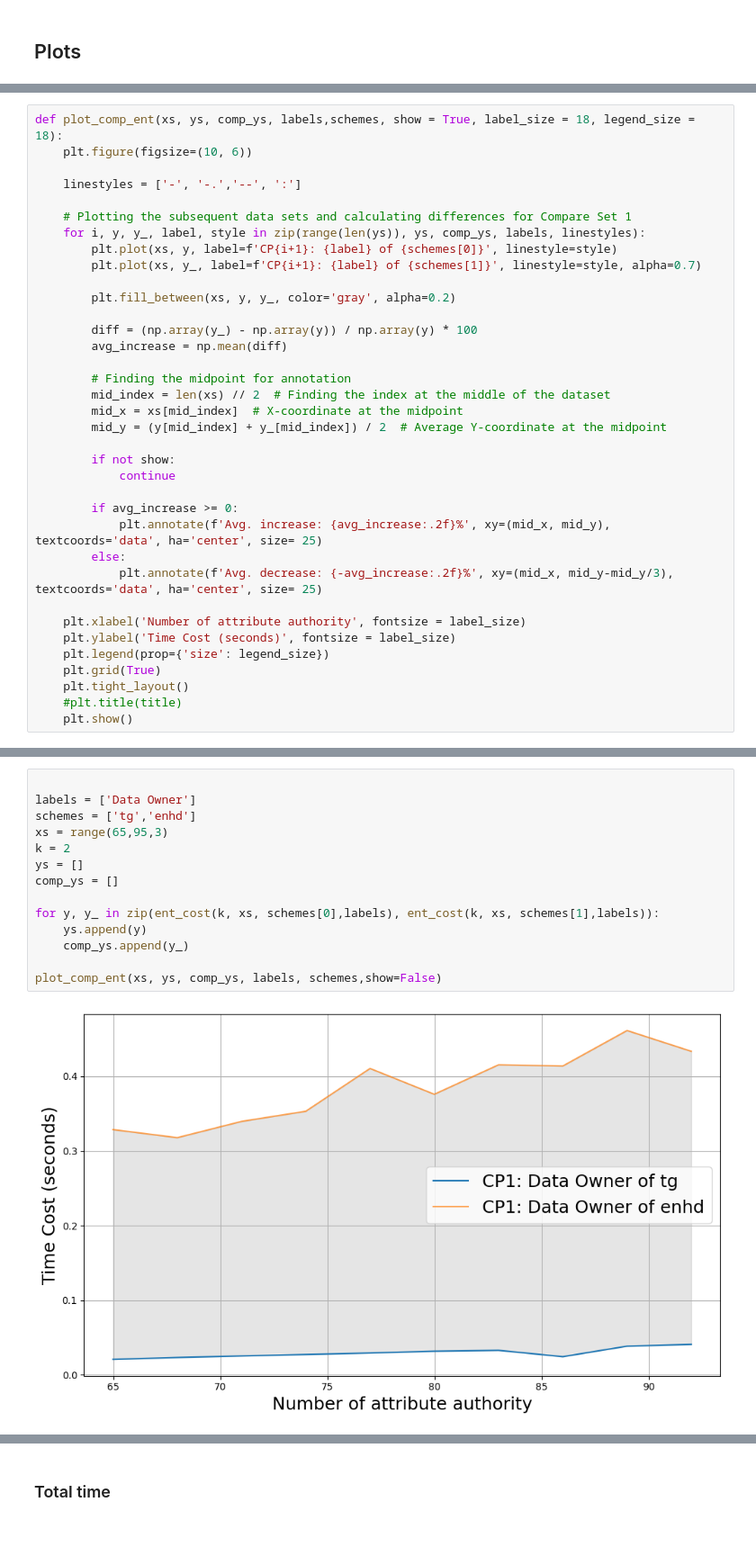
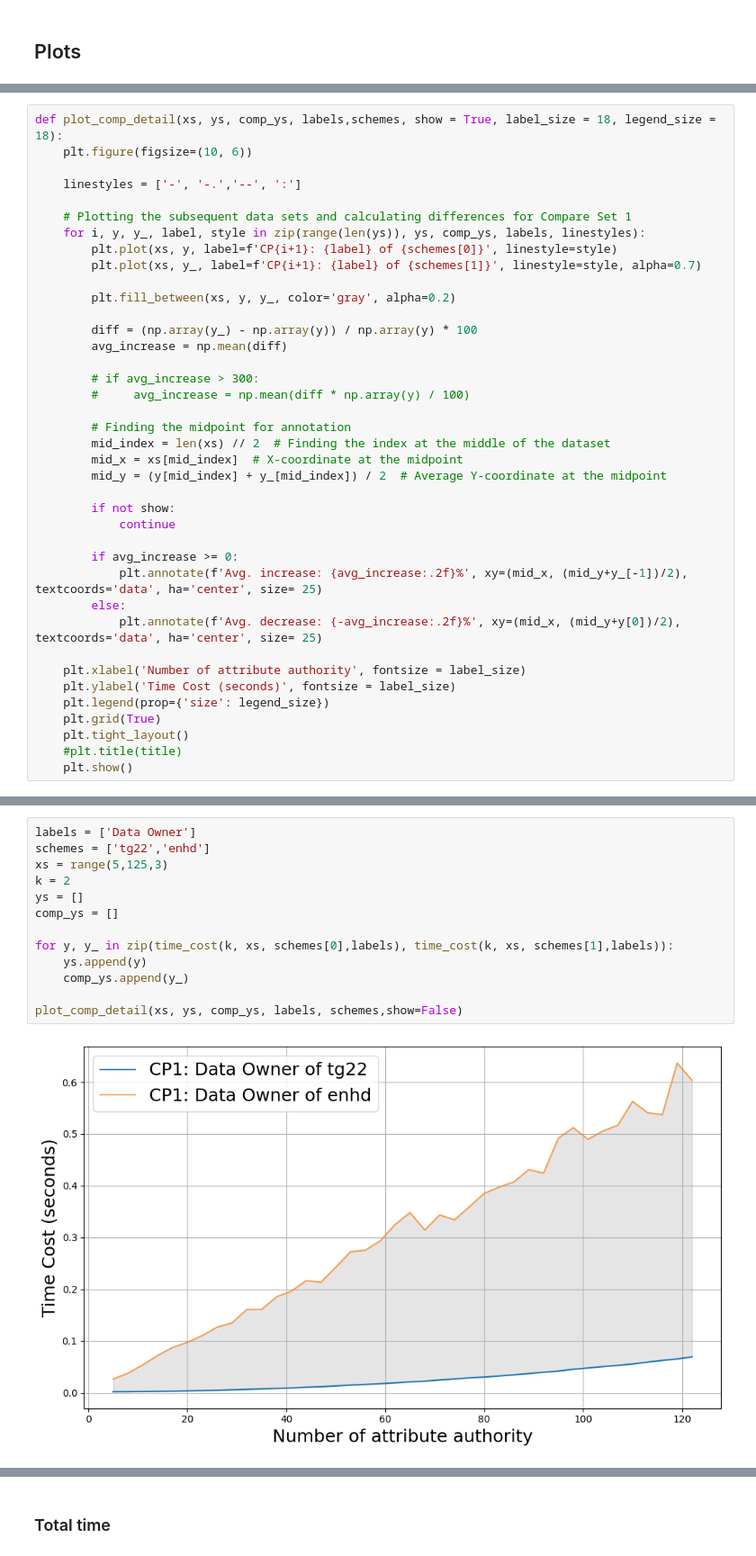
Before and after one commit to Guy1m0/Attack-on-IPPE, a Jupyter notebook: MJ18vsTG22vsOurs.ipynb, the cells around one changed output, grey strips where cells are left out. Shown at 90% size. Cells and saved outputs as stored; diff of their text form; blank space fills up the shorter version.

```diff
--- a/MJ18vsTG22vsOurs.ipynb
+++ b/MJ18vsTG22vsOurs.ipynb
@@ -248,7 +248,7 @@ def plot_comp_tt(k, xs, ys, comp_ys, labels,label_size = 18, legend_size = 18):
     #plt.title(title)
     plt.show()
 # %%
-def plot_comp_ent(xs, ys, comp_ys, labels,schemes, show = True, label_size = 18, legend_size = 18):
+def plot_comp_detail(xs, ys, comp_ys, labels,schemes, show = True, label_size = 18, legend_size = 18):
     plt.figure(figsize=(10, 6))
 
     linestyles = ['-', '-.','--', ':']
@@ -263,6 +263,9 @@ def plot_comp_ent(xs, ys, comp_ys, labels,schemes, show = True, label_size = 18,
         diff = (np.array(y_) - np.array(y)) / np.array(y) * 100
         avg_increase = np.mean(diff)
 
+        # if avg_increase > 300:
+        #     avg_increase = np.mean(diff * np.array(y) / 100)
+
         # Finding the midpoint for annotation
         mid_index = len(xs) // 2  # Finding the index at the middle of the dataset
         mid_x = xs[mid_index]  # X-coordinate at the midpoint
@@ -272,9 +275,9 @@ def plot_comp_ent(xs, ys, comp_ys, labels,schemes, show = True, label_size = 18,
             continue
 
         if avg_increase >= 0:
-            plt.annotate(f'Avg. increase: {avg_increase:.2f}%', xy=(mid_x, mid_y), textcoords='data', ha='center', size= 25)
+            plt.annotate(f'Avg. increase: {avg_increase:.2f}%', xy=(mid_x, (mid_y+y_[-1])/2), textcoords='data', ha='center', size= 25)
         else:
-            plt.annotate(f'Avg. decrease: {-avg_increase:.2f}%', xy=(mid_x, mid_y-mid_y/3), textcoords='data', ha='center', size= 25)
+            plt.annotate(f'Avg. decrease: {-avg_increase:.2f}%', xy=(mid_x, (mid_y+y[0])/2), textcoords='data', ha='center', size= 25)
 
     plt.xlabel('Number of attribute authority', fontsize = label_size)
     plt.ylabel('Time Cost (seconds)', fontsize = label_size)
@@ -340,16 +360,15 @@ def ent_cost(k, xs, scheme,labels):
 # %%
-
 labels = ['Data Owner']
-schemes = ['tg','enhd']
-xs = range(65,95,3)
+schemes = ['tg22','enhd']
+xs = range(5,125,3)
 k = 2
 ys = []
 comp_ys = []
 
-for y, y_ in zip(ent_cost(k, xs, schemes[0],labels), ent_cost(k, xs, schemes[1],labels)):
+for y, y_ in zip(time_cost(k, xs, schemes[0],labels), time_cost(k, xs, schemes[1],labels)):
     ys.append(y)
     comp_ys.append(y_)
 
-plot_comp_ent(xs, ys, comp_ys, labels, schemes,show=False)
+plot_comp_detail(xs, ys, comp_ys, labels, schemes,show=False)
 # %% [output]
-[figure, old version]
+[figure, new version]
```
Also changed, not shown: parts of 21 cells of this notebook, 14 other files.
